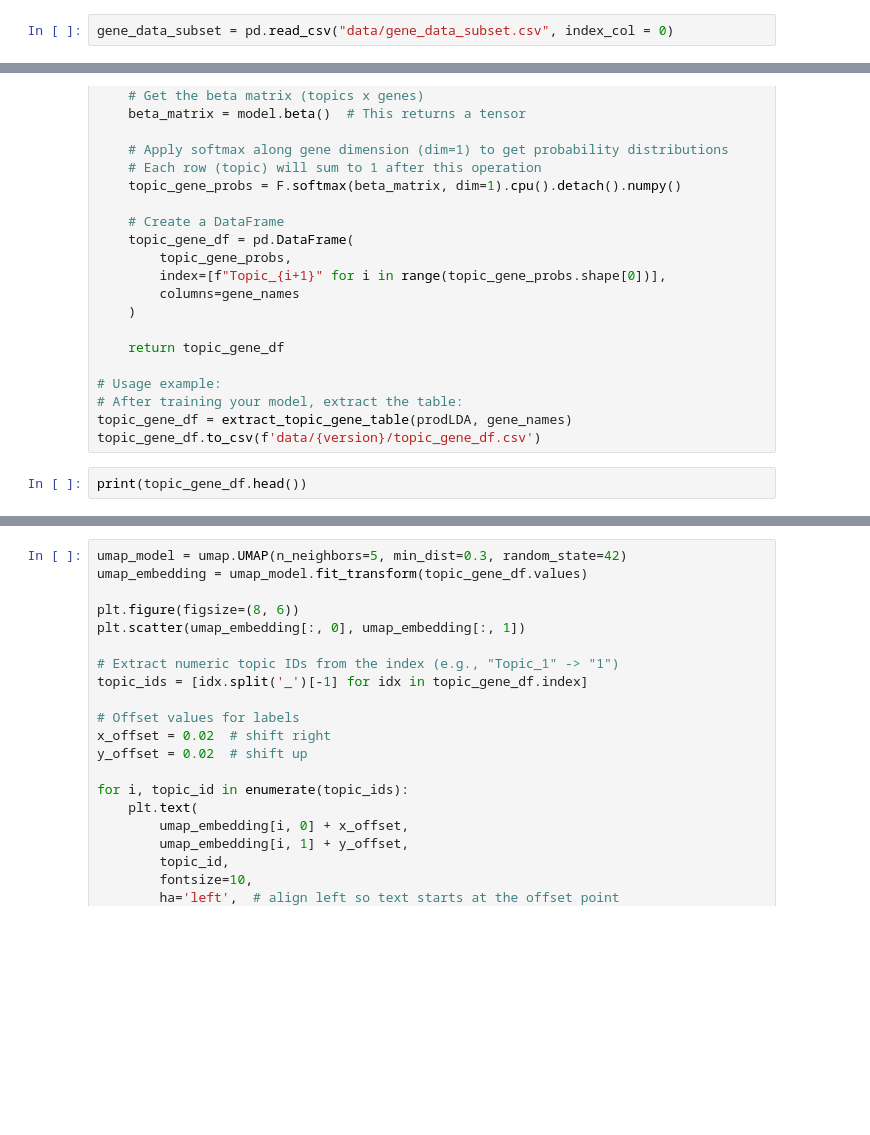
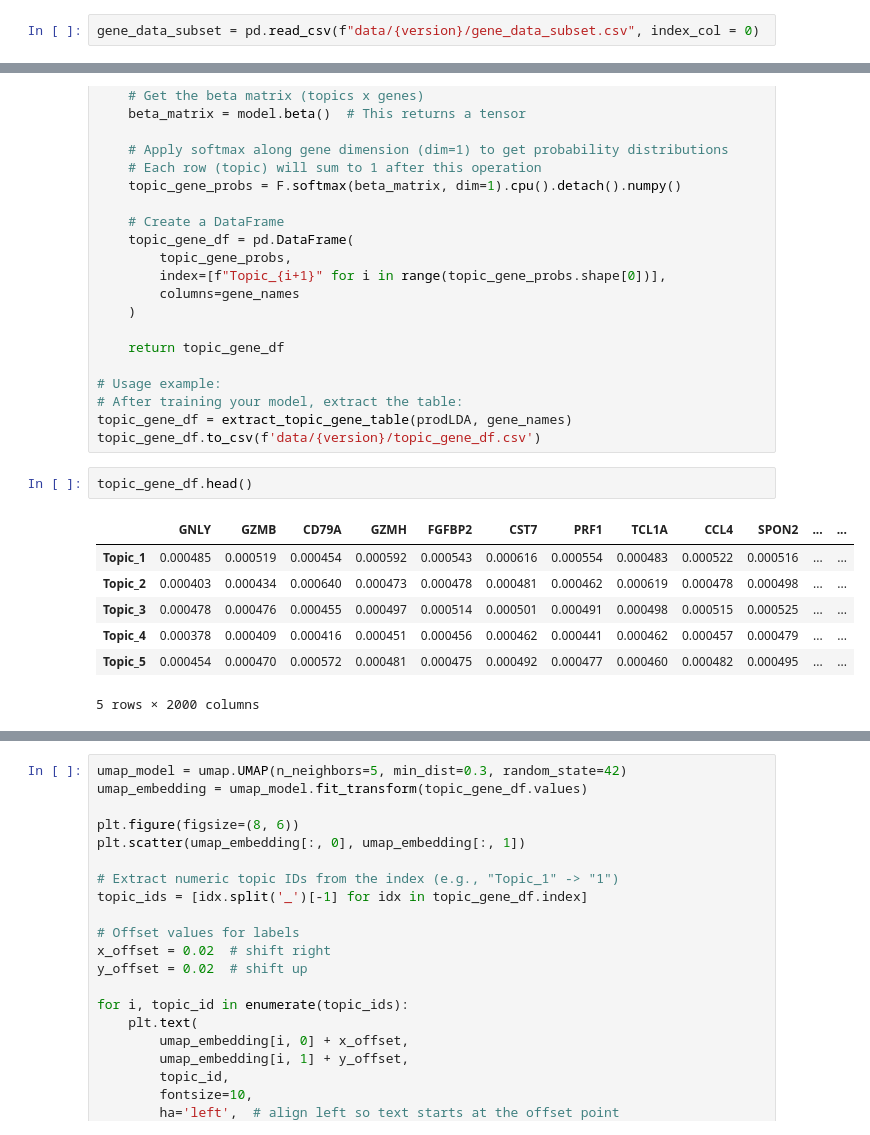
Before and after one commit to mxngjxa/scRNA-clustering-FTCNC, a Jupyter notebook: v0.0.3_ROBUST_PyroLDA_50Topics_20Embeddings_KMeans.ipynb, the cells around one changed output, grey strips where cells are left out. Cells and saved outputs as stored; diff of their text form; blank space fills up the shorter version.

```diff
--- a/v0.0.3_ROBUST_PyroLDA_50Topics_20Embeddings_KMeans.ipynb
+++ b/v0.0.3_ROBUST_PyroLDA_50Topics_20Embeddings_KMeans.ipynb
@@ -1745,6 +1747,6 @@ plot_cluster_comparison_tsne(tsne_df_pca, seurat_clusters)
 # %% [markdown]
 #### Read Cell_Gene Table
 # %%
-gene_data_subset = pd.read_csv("data/gene_data_subset.csv", index_col = 0)
+gene_data_subset = pd.read_csv(f"data/{version}/gene_data_subset.csv", index_col = 0)
 # %%
 gene_data_subset.shape
@@ -2084,7 +2139,15 @@ def extract_topic_gene_table(model, gene_names):
 # After training your model, extract the table:
 topic_gene_df = extract_topic_gene_table(prodLDA, gene_names)
 topic_gene_df.to_csv(f'data/{version}/topic_gene_df.csv')
-# %%
-print(topic_gene_df.head())
+# %%
+topic_gene_df.head()
+# %% [output]
+|  | GNLY | GZMB | CD79A | GZMH | FGFBP2 | CST7 | PRF1 | TCL1A | CCL4 | SPON2 | ... | ... |
+| Topic_1 | 0.000485 | 0.000519 | 0.000454 | 0.000592 | 0.000543 | 0.000616 | 0.000554 | 0.000483 | 0.000522 | 0.000516 | ... | ... |
+| Topic_2 | 0.000403 | 0.000434 | 0.000640 | 0.000473 | 0.000478 | 0.000481 | 0.000462 | 0.000619 | 0.000478 | 0.000498 | ... | ... |
+| Topic_3 | 0.000478 | 0.000476 | 0.000455 | 0.000497 | 0.000514 | 0.000501 | 0.000491 | 0.000498 | 0.000515 | 0.000525 | ... | ... |
+| Topic_4 | 0.000378 | 0.000409 | 0.000416 | 0.000451 | 0.000456 | 0.000462 | 0.000441 | 0.000462 | 0.000457 | 0.000479 | ... | ... |
+| Topic_5 | 0.000454 | 0.000470 | 0.000572 | 0.000481 | 0.000475 | 0.000492 | 0.000477 | 0.000460 | 0.000482 | 0.000495 | ... | ... |
+5 rows × 2000 columns
 # %%
 topic_gene_df = pd.read_csv(f'data/{version}/topic_gene_df.csv',index_col=0)
```
Also changed, not shown: parts of 14 cells of this notebook, 2 other files.
